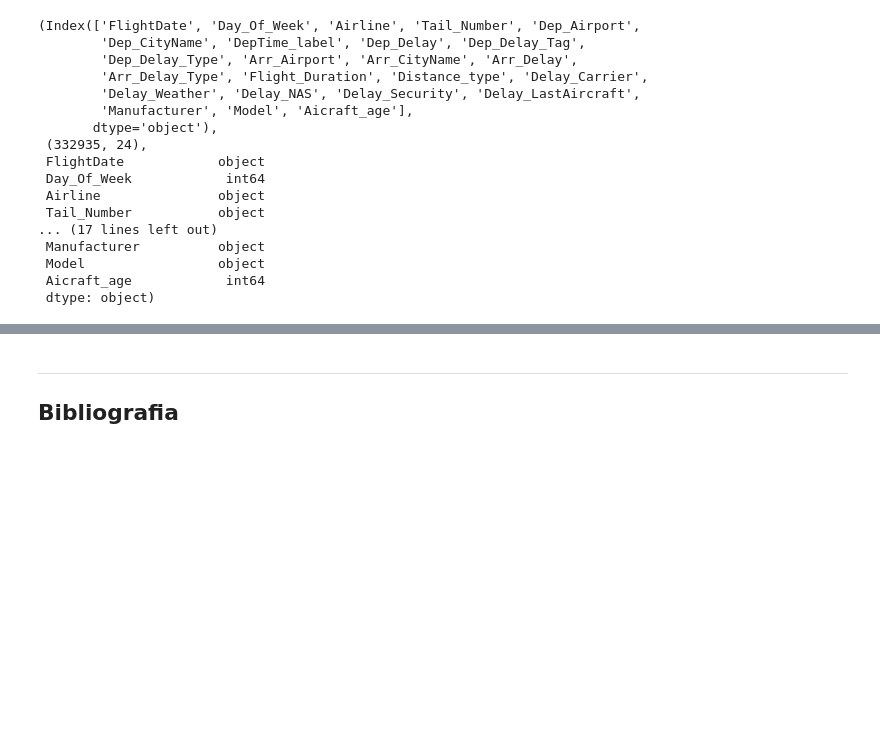
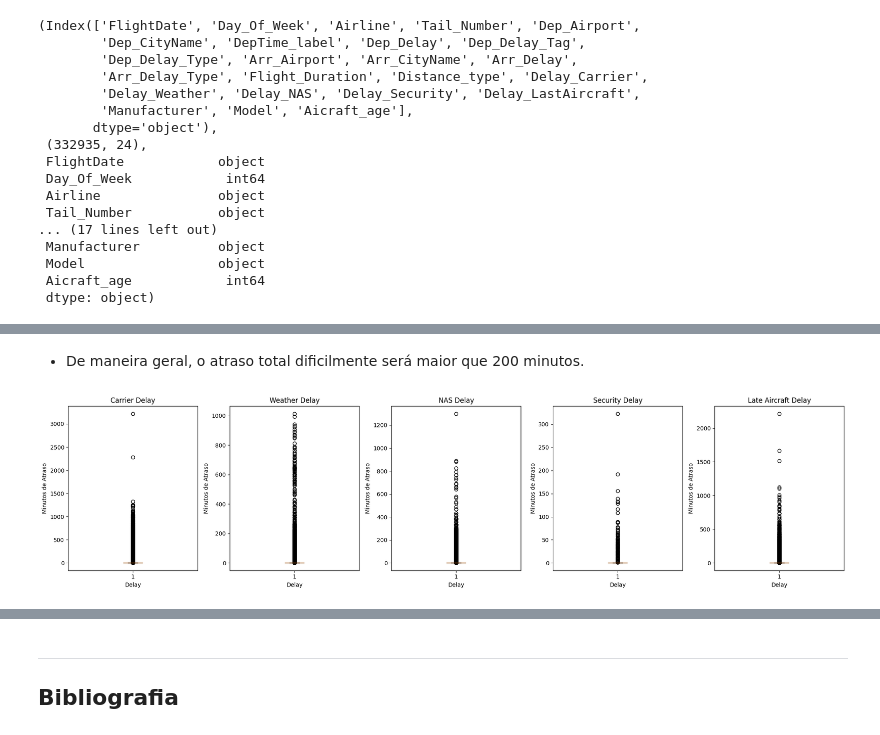
Before and after one commit to thomaskmk/cdados-3, a Jupyter notebook: teste.ipynb, the cells around one changed output, grey strips where cells are left out. Saved outputs shown, nothing was run; the diff lists cells and outputs as text; code cells hidden in the pictures; blank space fills up the shorter version.

```diff
--- a/teste.ipynb
+++ b/teste.ipynb
@@ -186,0 +223,15 @@ total_delay.corr(delay_weather)
+# %% [markdown]
+- De maneira geral, o atraso total dificilmente será maior que 200 minutos.
+# %%
+fig, ax = plt.subplots(1, 5, figsize=(20, 5))
+delay_types = ['Delay_Carrier', 'Delay_Weather', 'Delay_NAS', 'Delay_Security', 'Delay_LastAircraft']
+delay_titles = ['Carrier Delay', 'Weather Delay', 'NAS Delay', 'Security Delay', 'Late Aircraft Delay']
+for i, delay in enumerate(delay_types):
+    ax[i].boxplot(dados[delay].dropna(), patch_artist=True)
+    ax[i].set_title(delay_titles[i])
+    ax[i].set_xlabel('Delay')
+    ax[i].set_ylabel('Minutos de Atraso')
+plt.tight_layout()
+plt.show()
+# %% [output]
+[figure, added]
```
Also changed, not shown: parts of 39 cells of this notebook.
